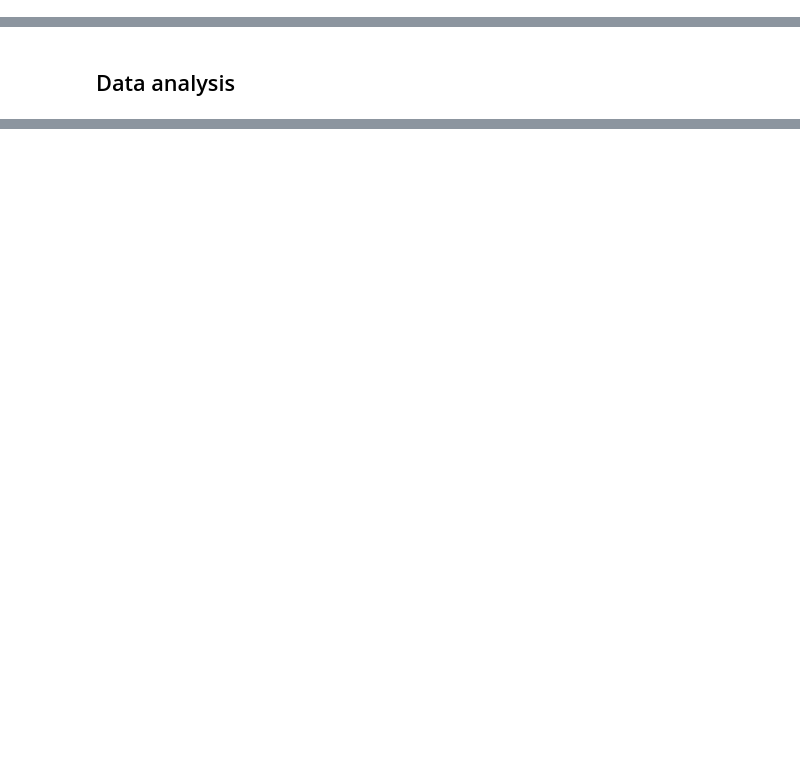
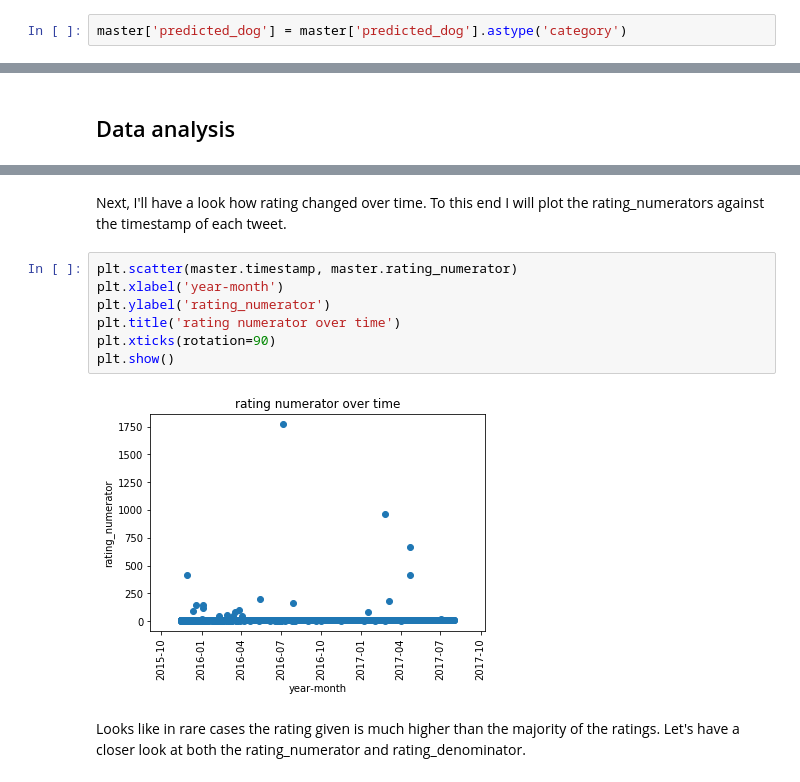
Before and after one commit to schlechu/twitter-weratedogs, a Jupyter notebook: wrangle_act.ipynb, the cells around one changed output, grey strips where cells are left out. Saved outputs shown, nothing was run; the diff lists cells and outputs as text; blank space fills up the shorter version.

Commit message:
files: finalize analysis and add visualizations

```diff
--- a/wrangle_act.ipynb
+++ b/wrangle_act.ipynb
@@ -836,0 +815,2 @@ memory usage: 294.5+ KB
+# %%
+master['predicted_dog'] = master['predicted_dog'].astype('category')
@@ -855,0 +868,13 @@ pd.read_sql('SELECT name, text, rating_numerator, rating_denominator, predicted_
+# %% [markdown]
+Next, I'll have a look how rating changed over time. To this end I will plot the rating_numerators against the timestamp of each tweet.
+# %%
+plt.scatter(master.timestamp, master.rating_numerator)
+plt.xlabel('year-month')
+plt.ylabel('rating_numerator')
+plt.title('rating numerator over time')
+plt.xticks(rotation=90)
+plt.show()
+# %% [output]
+[figure, added]
+# %% [markdown]
+Looks like in rare cases the rating given is much higher than the majority of the ratings. Let's have a closer look at both the rating_numerator and rating_denominator.
```
Also changed, not shown: parts of 47 cells of this notebook, 4 other files.
